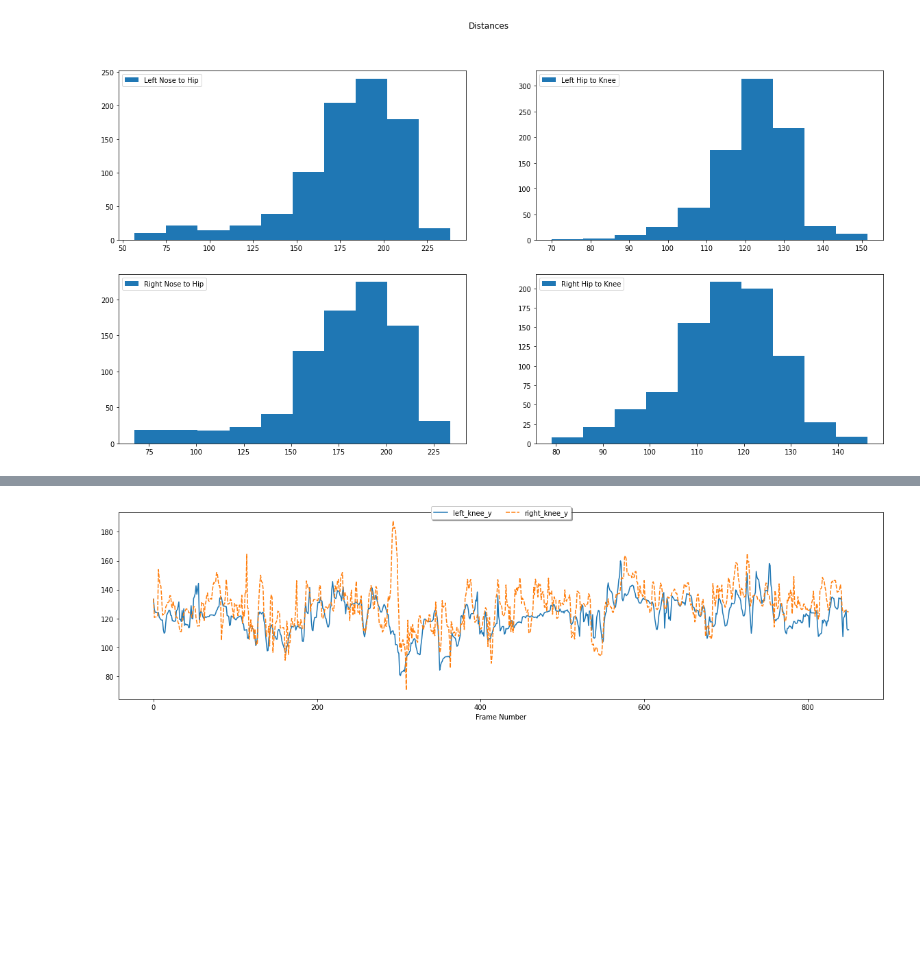
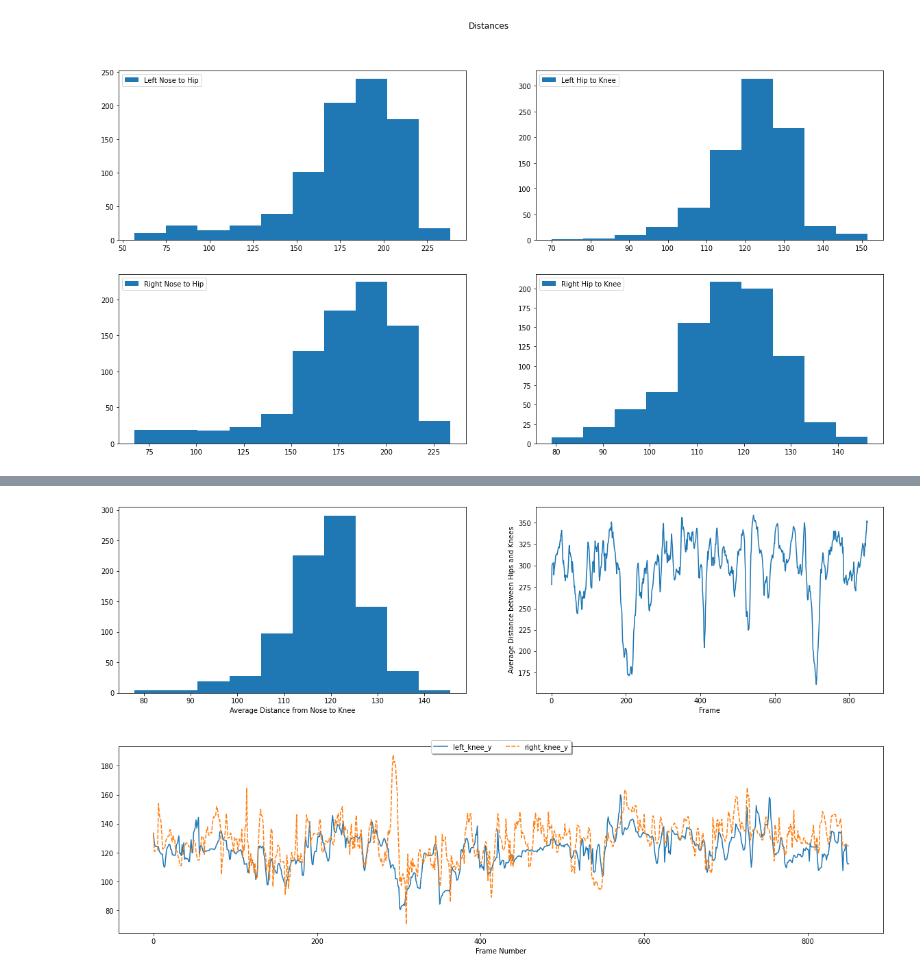
Before and after one commit to tiilt-lab/sport_analytics, a Jupyter notebook: mmla_ia_analysis/reorient_data_and_EDA_person1_y.ipynb, the cells around one changed output, grey strips where cells are left out. Saved outputs shown, nothing was run; the diff lists cells and outputs as text; code cells hidden in the pictures; blank space fills up the shorter version.

```diff
--- a/mmla_ia_analysis/reorient_data_and_EDA_person1_y.ipynb
+++ b/mmla_ia_analysis/reorient_data_and_EDA_person1_y.ipynb
@@ -270,3 +289,14 @@ ax2.set_ylabel('Average Distance between Hips and Knees');
+# %%
+fig, (ax1, ax2) = plt.subplots(1, 2, figsize=[20,5])
+
+ax1.hist(key_joint['avg_hip_to_knee']);
+ax1.set_xlabel('Average Distance from Nose to Knee')
+
+ax2.plot(key_joint['frame'], key_joint['avg_nose_to_knee']);
+ax2.set_xlabel('Frame')
+ax2.set_ylabel('Average Distance between Hips and Knees');
+# %% [output]
+[figure, added]
 # %%
 # position of knees heights over time
 knees = key_joint[['left_knee_y','right_knee_y']]
```
Also changed, not shown: parts of 8 cells of this notebook, 21 other files.
